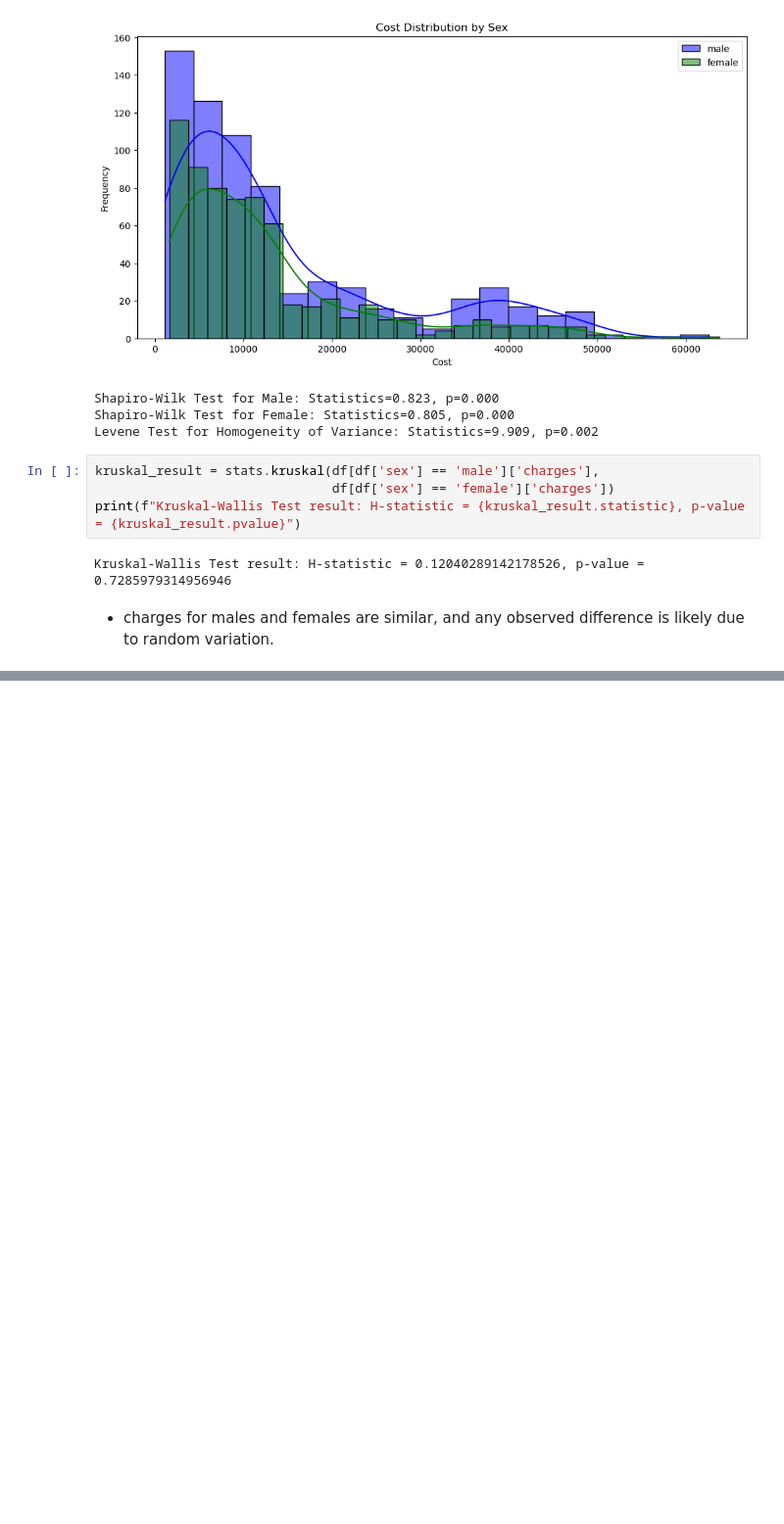
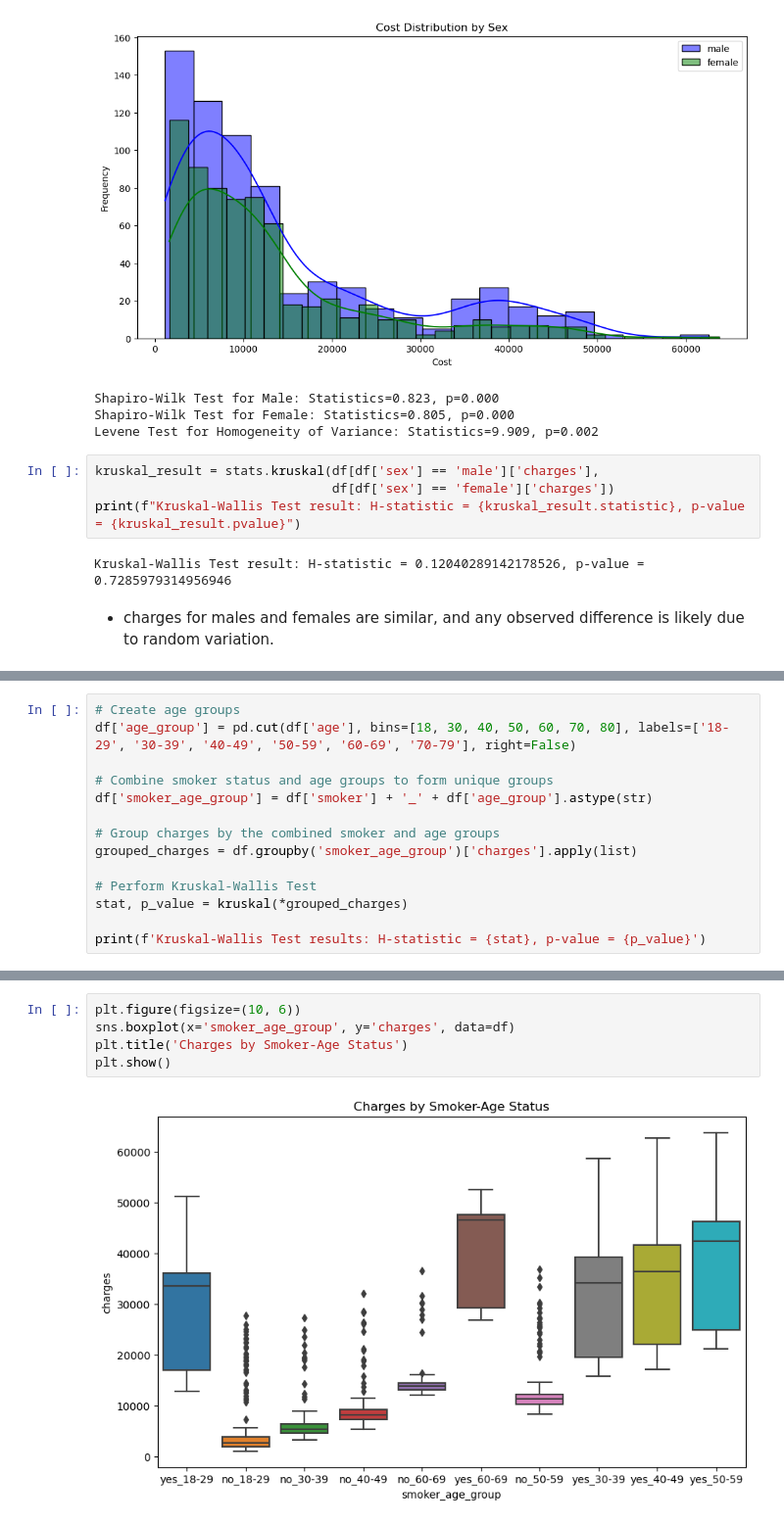
Before and after one commit to Pritidisha/Healthcare, a Jupyter notebook: healthcare.ipynb, the cells around one changed output, grey strips where cells are left out. Shown at 98% size. Drawn from its saved outputs; the diff is of its cells as text; blank space fills up the shorter version.

```diff
--- a/healthcare.ipynb
+++ b/healthcare.ipynb
@@ -263,0 +306,14 @@ ImportError: cannot import name 'MultiComp' from 'statsmodels.stats.multicomp' (
+# %%
+# Create age groups
+df['age_group'] = pd.cut(df['age'], bins=[18, 30, 40, 50, 60, 70, 80], labels=['18-29', '30-39', '40-49', '50-59', '60-69', '70-79'], right=False)
+
+# Combine smoker status and age groups to form unique groups
+df['smoker_age_group'] = df['smoker'] + '_' + df['age_group'].astype(str)
+
+# Group charges by the combined smoker and age groups
+grouped_charges = df.groupby('smoker_age_group')['charges'].apply(list)
+
+# Perform Kruskal-Wallis Test
+stat, p_value = kruskal(*grouped_charges)
+
+print(f'Kruskal-Wallis Test results: H-statistic = {stat}, p-value = {p_value}')
@@ -263,0 +331,7 @@ ImportError: cannot import name 'MultiComp' from 'statsmodels.stats.multicomp' (
+# %%
+plt.figure(figsize=(10, 6))
+sns.boxplot(x='smoker_age_group', y='charges', data=df)
+plt.title('Charges by Smoker-Age Status')
+plt.show()
+# %% [output]
+[figure, added]
```
Also changed, not shown: parts of 12 cells of this notebook.
